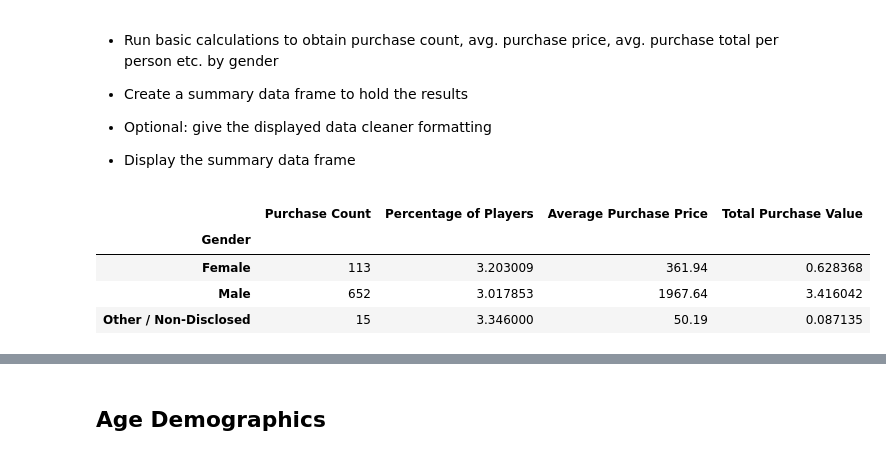
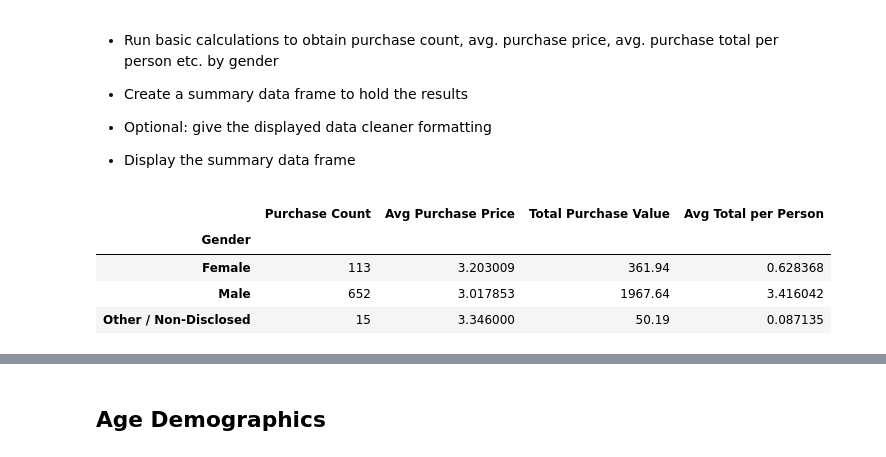
Before and after one commit to OpheliaH901/pandas-challenge, a Jupyter notebook: HeroesOfPymoli/HeroesOfPymoli_starter.ipynb, the cells around one changed output, grey strips where cells are left out. Cells and saved outputs as stored; diff of their text form; code cells hidden in the pictures.

```diff
--- a/HeroesOfPymoli/HeroesOfPymoli_starter.ipynb
+++ b/HeroesOfPymoli/HeroesOfPymoli_starter.ipynb
@@ -162,15 +162,15 @@ GenderTot_Avg = (Group_Gender["Price"]).sum()/total_players
 # %%
 #reference the calc to create df.
 
 Purchase_Summary = pd.DataFrame({
     "Purchase Count":Gender_Purchase,
-    "Percentage of Players":Gender_Avg,
-    "Average Purchase Price":GenderTot_Value,
-    "Total Purchase Value":GenderTot_Avg,
+    "Avg Purchase Price":Gender_Avg,
+    "Total Purchase Value":GenderTot_Value,
+    "Avg Total per Person":GenderTot_Avg,
    })
 Purchase_Summary
 # %% [output]
-|  | Purchase Count | Percentage of Players | Average Purchase Price | Total Purchase Value |
+|  | Purchase Count | Avg Purchase Price | Total Purchase Value | Avg Total per Person |
 | Gender |  |  |  |  |
 | Female | 113 | 3.203009 | 361.94 | 0.628368 |
 | Male | 652 | 3.017853 | 1967.64 | 3.416042 |
```
Also changed, not shown: parts of 1 cell of this notebook, 1 other file.
